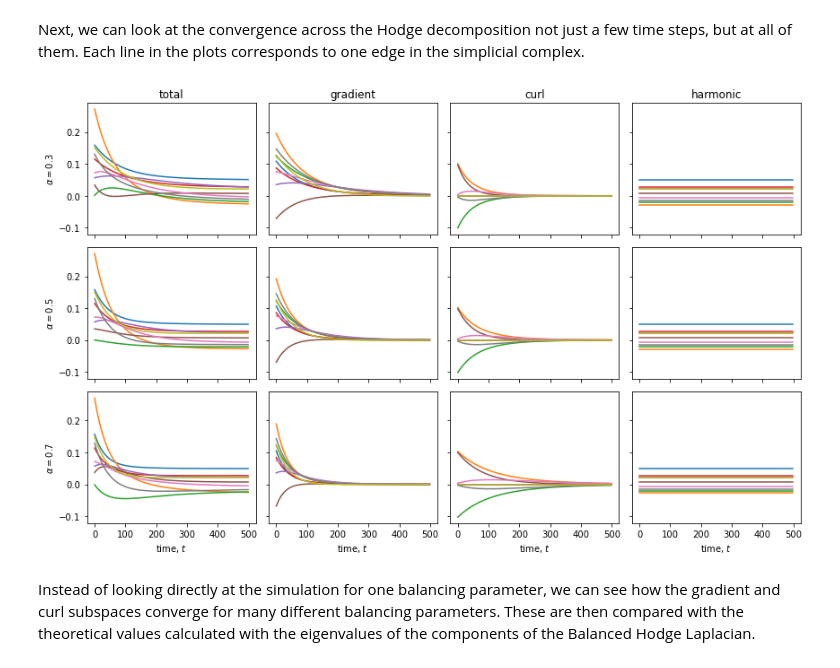
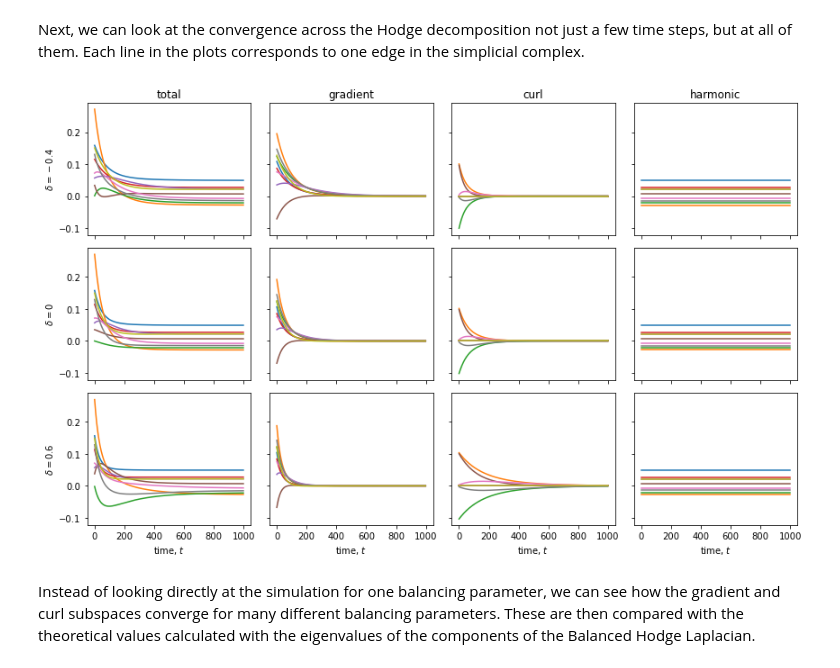
Before and after one commit to cameronziegler/Balanced-Hodge-Laplacian, a Jupyter notebook: Balanced Hodge Laplacians on simplicial complexes.ipynb, the cells around one changed output. Saved outputs shown, nothing was run; the diff lists cells and outputs as text; code cells hidden in the pictures.

```diff
--- a/Balanced Hodge Laplacians on simplicial complexes.ipynb
+++ b/Balanced Hodge Laplacians on simplicial complexes.ipynb
@@ -44,14 +44,14 @@ consensusOnSCPlot(x, alpha=.2, times=(0, 50, 500))
 Next, we can look at the convergence across the Hodge decomposition not just a few time steps, but at all of them.  Each line in the plots corresponds to one edge in the simplicial complex.
 # %%
 #Time values plotted
-xrange = np.arange(1,500)
+xrange = np.arange(1,1000)
 
 #Balancing parameters to be tested
-alphas = (.3, .5, .7)
+deltas = (-.4, 0, .6)
 
-timeSeriesFigure(x, alphas, xrange)
+timeSeriesFigure(x, deltas, xrange)
 # %% [output]
-[figure, old version]
+[figure, new version]
 # %% [markdown]
 Instead of looking directly at the simulation for one balancing parameter, we can see how the gradient and curl subspaces converge for many different balancing parameters.  These are then compared with the theoretical values calculated with the eigenvalues of the components of the Balanced Hodge Laplacian.
 # %%
```
Also changed, not shown: parts of 9 cells of this notebook, 1 other file.
